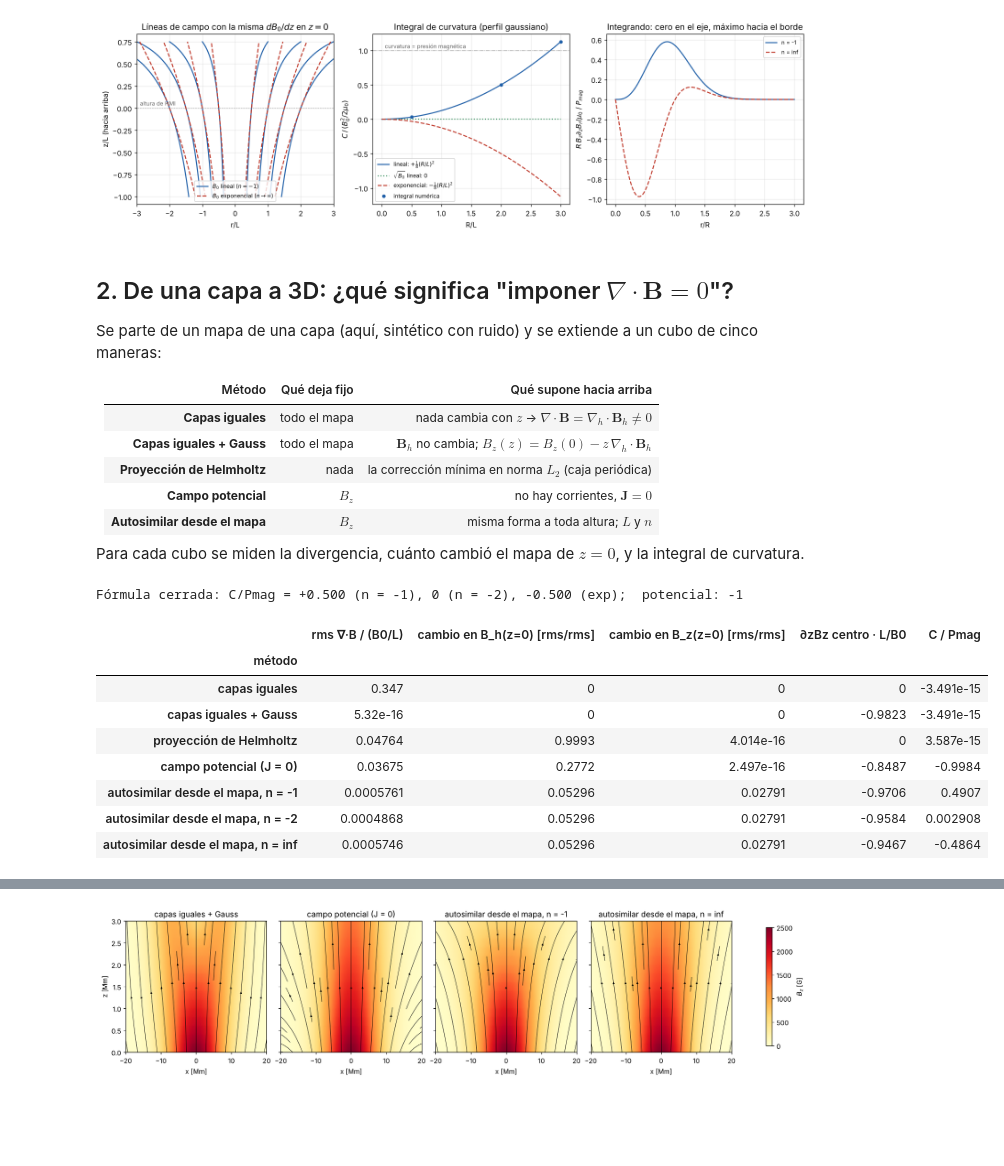
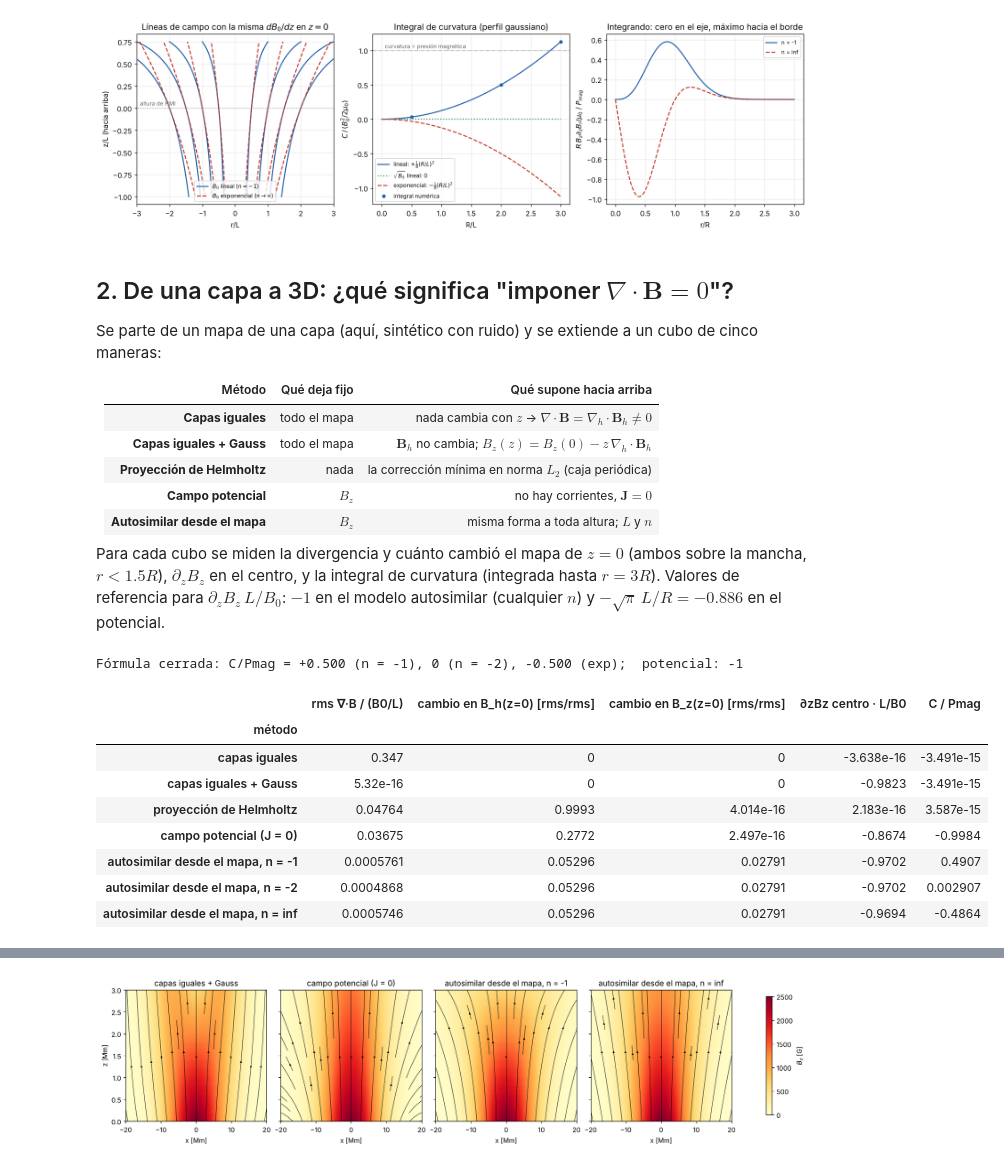
Before and after one commit to thomatrixting/Wilsons_depresion_electrostacis_analysis, a Jupyter notebook: notebooks/04_simulacion.ipynb, the cells around one changed output, grey strips where cells are left out. Saved outputs shown, nothing was run; the diff lists cells and outputs as text; code cells hidden in the pictures; blank space fills up the shorter version.

```diff
--- a/notebooks/04_simulacion.ipynb
+++ b/notebooks/04_simulacion.ipynb
@@ -112,7 +114,7 @@ Se parte de un mapa de una capa (aquí, sintético con ruido) y se extiende a un
 | **Campo potencial** | $B_z$ | no hay corrientes, $\mathbf J=0$ |
 | **Autosimilar desde el mapa** | $B_z$ | misma forma a toda altura; $L$ y $n$ |
 
-Para cada cubo se miden la divergencia, cuánto cambió el mapa de $z=0$, y la integral de curvatura.
+Para cada cubo se miden la divergencia y cuánto cambió el mapa de $z=0$ (ambos sobre la mancha, $r<1.5R$), $\partial_zB_z$ en el centro, y la integral de curvatura (integrada hasta $r=3R$). Valores de referencia para $\partial_zB_z\,L/B_0$: $-1$ en el modelo autosimilar (cualquier $n$) y $-\sqrt\pi\,L/R=-0.886$ en el potencial.
 # %%
 RUIDO = 30.0   # G por componente
 Bx0, By0, Bz0 = ex.mancha_sintetica(B0, R, L, n=-1, nx=201, dx=DX, ruido=RUIDO, semilla=1)
@@ -125,41 +127,41 @@ Bh0 = np.hypot(Bx0, By0)
 from scipy.ndimage import gaussian_filter
 Bz0_s = gaussian_filter(Bz0, 2.0)                     # el mapa se suaviza (σ = 2 px) antes de reescalarlo
 
 def medir(nombre, Bx, By, Bz, **kw):
     div = ex.divergencia(Bx, By, Bz, DX, z)[1:-1]
     c = ex.integral_curvatura(Bx, By, Bz, DX, z, r_max=3 * R, **kw)[0]
     return {'método': nombre, 'rms ∇·B / (B0/L)': norma(div) / (B0 / L),
             'cambio en B_h(z=0) [rms/rms]': norma(np.hypot(Bx[0] - Bx0, By[0] - By0)) / norma(Bh0),
             'cambio en B_z(z=0) [rms/rms]': norma(Bz[0] - Bz0) / norma(Bz0),
-            '∂zBz centro · L/B0': np.mean(((Bz[1] - Bz[0]) / dz)[98:103, 98:103]) * L / B0,
+            '∂zBz centro · L/B0': np.mean(((-3 * Bz[0] + 4 * Bz[1] - Bz[2]) / (2 * dz))[98:103, 98:103]) * L / B0,
             'C / Pmag': c / PM}
 
 cubos, filas = {}, []
 cubos['capas iguales'] = ex.capas_iguales(Bx0, By0, Bz0, len(z))
 bx, by, _ = cubos['capas iguales']
 cubos['capas iguales + Gauss'] = (bx, by, ex.integrar_gauss(bx, by, Bz0, DX, z))
 cubos['proyección de Helmholtz'] = ex.limpiar_divergencia(*cubos['capas iguales'], DX, dz)
 px, py, pz, dpx, dpy = ex.campo_potencial(Bz0, DX, z, relleno=300)
 cubos['campo potencial (J = 0)'] = (px, py, pz)
 for n in (-1, -2, np.inf):
     cubos[f'autosimilar desde el mapa, n = {n}'] = ex.autosimilar_desde_mapa(Bz0_s, DX, z, L, n)
 for nombre, (bx_, by_, bz_) in cubos.items():
     kw = dict(dBx_dz=dpx, dBy_dz=dpy) if 'potencial' in nombre else {}
     filas.append(medir(nombre, bx_, by_, bz_, **kw))
 tabla2 = pd.DataFrame(filas).set_index('método')
 print(f'Fórmula cerrada: C/Pmag = {au.C(B0, R, L, -1) / PM:+.3f} (n = -1), 0 (n = -2), {au.C(B0, R, L, np.inf) / PM:+.3f} (exp);  potencial: -1')
 tabla2
 # %% [output]
 Fórmula cerrada: C/Pmag = +0.500 (n = -1), 0 (n = -2), -0.500 (exp);  potencial: -1
 |  | rms ∇·B / (B0/L) | cambio en B_h(z=0) [rms/rms] | cambio en B_z(z=0) [rms/rms] | ∂zBz centro · L/B0 | C / Pmag |
 | método |  |  |  |  |  |
-| capas iguales | 0.347 | 0 | 0 | 0 | -3.491e-15 |
+| capas iguales | 0.347 | 0 | 0 | -3.638e-16 | -3.491e-15 |
 | capas iguales + Gauss | 5.32e-16 | 0 | 0 | -0.9823 | -3.491e-15 |
-| proyección de Helmholtz | 0.04764 | 0.9993 | 4.014e-16 | 0 | 3.587e-15 |
-| campo potencial (J = 0) | 0.03675 | 0.2772 | 2.497e-16 | -0.8487 | -0.9984 |
-| autosimilar desde el mapa, n = -1 | 0.0005761 | 0.05296 | 0.02791 | -0.9706 | 0.4907 |
-| autosimilar desde el mapa, n = -2 | 0.0004868 | 0.05296 | 0.02791 | -0.9584 | 0.002908 |
-| autosimilar desde el mapa, n = inf | 0.0005746 | 0.05296 | 0.02791 | -0.9467 | -0.4864 |
+| proyección de Helmholtz | 0.04764 | 0.9993 | 4.014e-16 | 2.183e-16 | 3.587e-15 |
+| campo potencial (J = 0) | 0.03675 | 0.2772 | 2.497e-16 | -0.8674 | -0.9984 |
+| autosimilar desde el mapa, n = -1 | 0.0005761 | 0.05296 | 0.02791 | -0.9702 | 0.4907 |
+| autosimilar desde el mapa, n = -2 | 0.0004868 | 0.05296 | 0.02791 | -0.9702 | 0.002907 |
+| autosimilar desde el mapa, n = inf | 0.0005746 | 0.05296 | 0.02791 | -0.9694 | -0.4864 |
 # %% [markdown]
 **Lectura de la tabla.**
 
```
Also changed, not shown: parts of 6 cells of this notebook, 6 other files.
